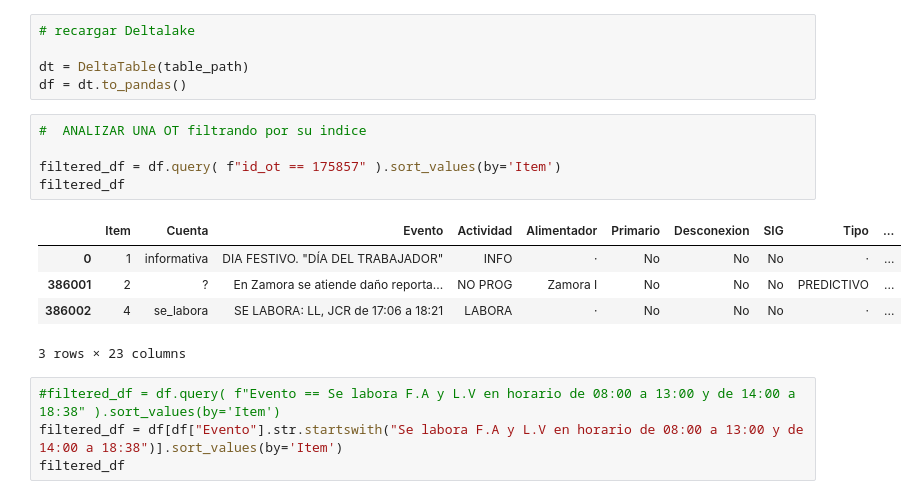
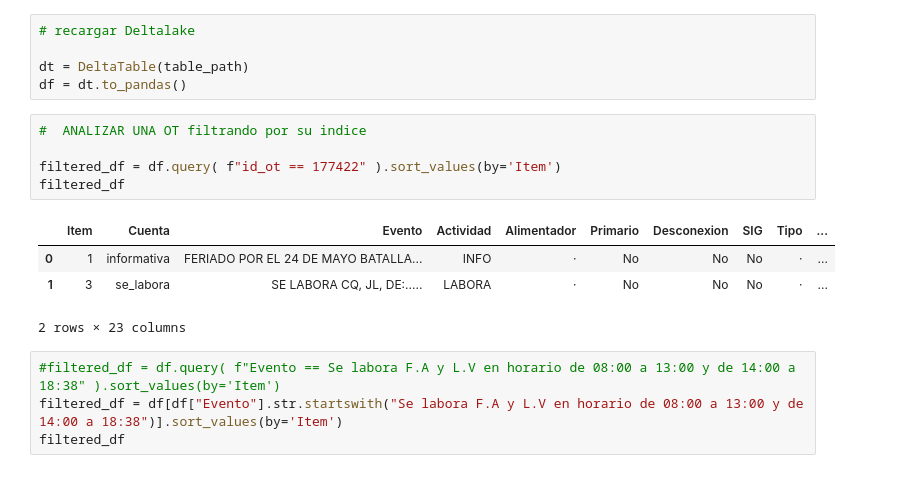
Before and after one commit to ernestopalacios/ordenes_de_trabajo, a Jupyter notebook: 04_DataLake.ipynb, the cells around one changed output. Cells and saved outputs as stored; diff of their text form.

```diff
--- a/04_DataLake.ipynb
+++ b/04_DataLake.ipynb
@@ -1745,14 +1704,13 @@ df = dt.to_pandas()
 # %%
 #  ANALIZAR UNA OT filtrando por su indice
 
-filtered_df = df.query( f"id_ot == 175857" ).sort_values(by='Item')
+filtered_df = df.query( f"id_ot == 177422" ).sort_values(by='Item')
 filtered_df
 # %% [output]
 |  | Item | Cuenta | Evento | Actividad | Alimentador | Primario | Desconexion | SIG | Tipo | ... |
-| 0 | 1 | informativa | DIA FESTIVO. "DÍA DEL TRABAJADOR" | INFO | · | No | No | No | · | ... |
-| 386001 | 2 | ? | En Zamora se atiende daño reporta... | NO PROG | Zamora I | No | No | No | PREDICTIVO | ... |
-| 386002 | 4 | se_labora | SE LABORA: LL, JCR de 17:06 a 18:21 | LABORA | · | No | No | No | · | ... |
+| 0 | 1 | informativa | FERIADO POR EL 24 DE MAYO BATALLA... | INFO | · | No | No | No | · | ... |
+| 1 | 3 | se_labora | SE LABORA CQ, JL, DE:..... | LABORA | · | No | No | No | · | ... |
-3 rows × 23 columns
+2 rows × 23 columns
 # %%
 #filtered_df = df.query( f"Evento == Se labora F.A y L.V en horario de 08:00 a 13:00 y de 14:00 a 18:38" ).sort_values(by='Item')
 filtered_df = df[df["Evento"].str.startswith("Se labora F.A y L.V en horario de 08:00 a 13:00 y de 14:00 a 18:38")].sort_values(by='Item')
```
Also changed, not shown: parts of 26 cells of this notebook, 9 other files.
